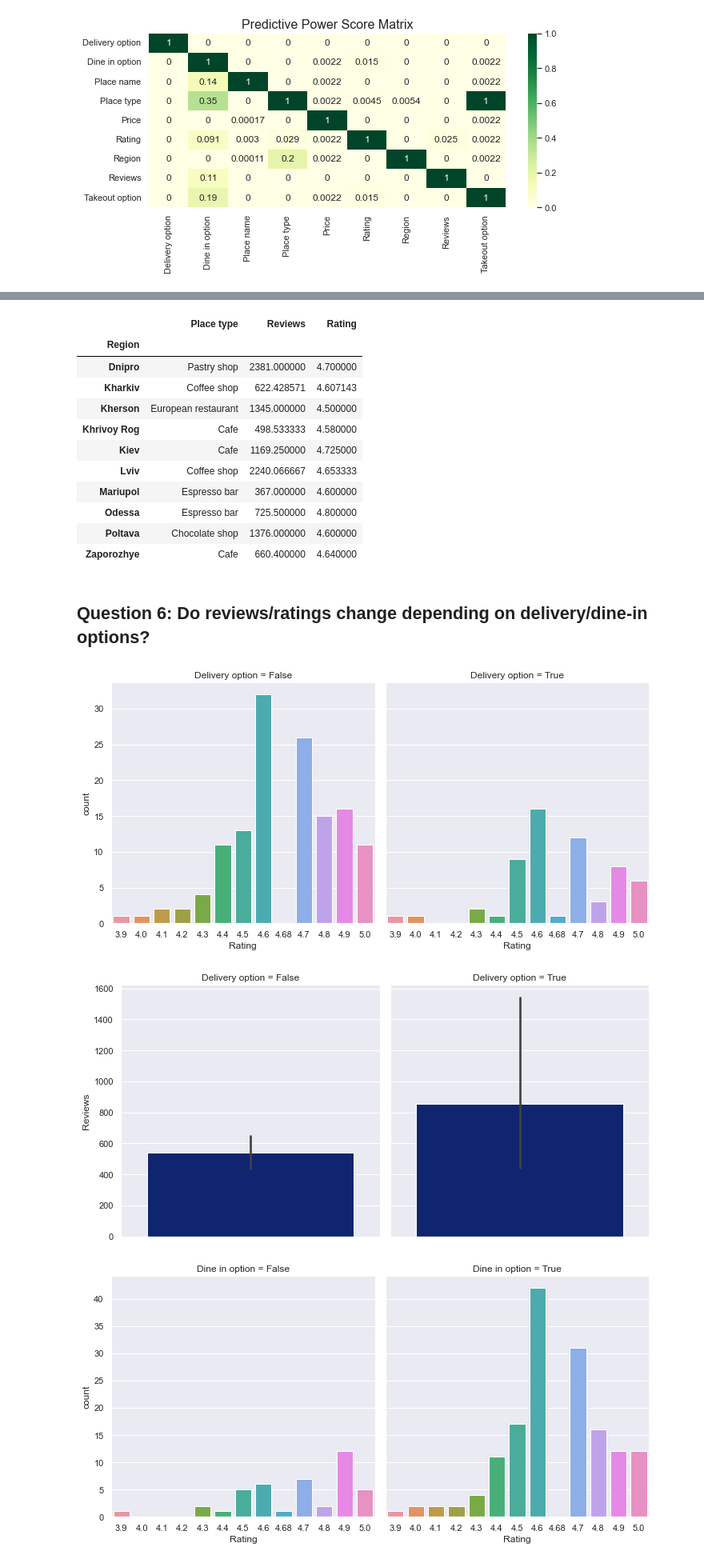
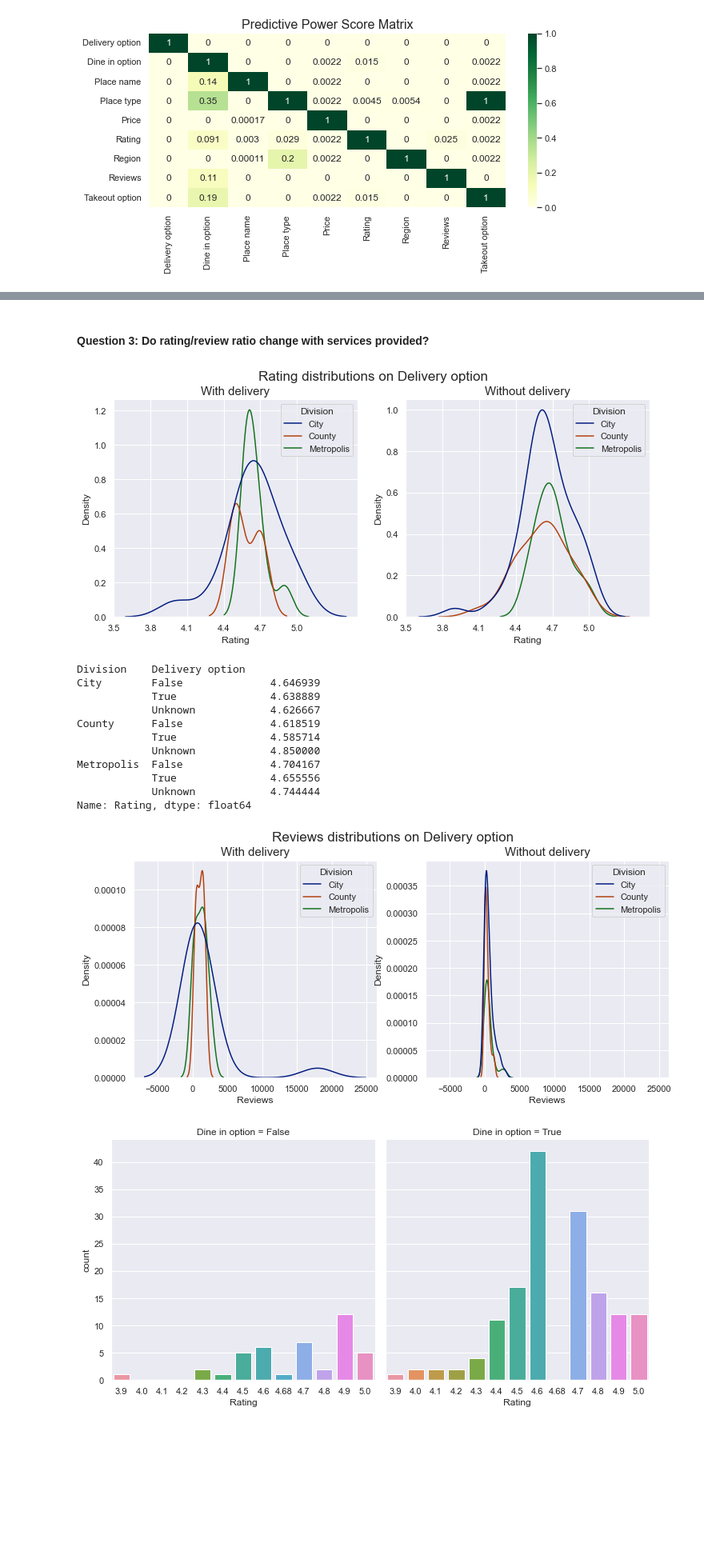
Before and after one commit to dissagaliyeva/coffee-shop-analysis, a Jupyter notebook: analysis.ipynb, the cells around one changed output, grey strips where cells are left out. Shown at 80% size. Drawn from its saved outputs; the diff is of its cells as text; code cells hidden in the pictures; blank space fills up the shorter version.

Commit message:
Trim questions on EDA, give more detailed answers

```diff
--- a/analysis.ipynb
+++ b/analysis.ipynb
@@ -511,0 +508,3 @@ plt.show()
+# %%
+# drop the column
+shops.drop('Takeout option', axis='columns', inplace=True)
@@ -679,31 +604,57 @@ rating.sort_values('Rating', ascending=False).groupby('Region').first()
-# %%
-shops.groupby(['Region', 'Place type'])[['Reviews', 'Rating']].mean().\
-      reset_index().sort_values(['Region', 'Reviews', 'Rating'], ascending=False).\
-      groupby('Region').first()
-# %% [output]
-|  | Place type | Reviews | Rating |
-| Region |  |  |  |
-| Dnipro | Pastry shop | 2381.000000 | 4.700000 |
-| Kharkiv | Coffee shop | 622.428571 | 4.607143 |
-| Kherson | European restaurant | 1345.000000 | 4.500000 |
-| Khrivoy Rog | Cafe | 498.533333 | 4.580000 |
-| Kiev | Cafe | 1169.250000 | 4.725000 |
-| Lviv | Coffee shop | 2240.066667 | 4.653333 |
-| Mariupol | Espresso bar | 367.000000 | 4.600000 |
-| Odessa | Espresso bar | 725.500000 | 4.800000 |
-| Poltava | Chocolate shop | 1376.000000 | 4.600000 |
-| Zaporozhye | Cafe | 660.400000 | 4.640000 |
 # %% [markdown]
-## Question 6: Do reviews/ratings change depending on delivery/dine-in options?
+#### Question 3: Do rating/review ratio change with services provided?
+# %%
+# look at Ratings
+fig, ax = plt.subplots(1, 2, figsize=(12, 5), sharex=True)
+sns.kdeplot(data=shops[shops['Delivery option'] == True],
+            x='Rating', hue='Division', ax=ax[0])
+
+sns.kdeplot(data=shops[shops['Delivery option'] == False],
+            x='Rating', hue='Division', ax=ax[1])
+
+# set titles
+fig.suptitle('Rating distributions on Delivery option', fontsize=17)
+ax[0].set_title('With delivery', fontsize=15)
+ax[1].set_title('Without delivery', fontsize=15)
+
+# set ticks
+plt.xticks(np.arange(3.5, 5.1, 0.3))
+plt.show()
+# %% [output]
+[figure, added]
+# %%
+# have a textual representation of ratings
+
+shops.groupby(['Division', 'Delivery option'])['Rating'].mean()
+# %% [output]
+Division    Delivery option
+City        False              4.646939
+            True               4.638889
+            Unknown            4.626667
+County      False              4.618519
+            True               4.585714
+            Unknown            4.850000
+Metropolis  False              4.704167
+            True               4.655556
+            Unknown            4.744444
+Name: Rating, dtype: float64
 # %%
-sns.catplot(data=shops, x='Rating', kind='count', col='Delivery option')
+# look at Reviews
+fig, ax = plt.subplots(1, 2, figsize=(12, 5), sharex=True)
+sns.kdeplot(data=shops[shops['Delivery option'] == True],
+            x='Reviews', hue='Division', ax=ax[0])
+
+sns.kdeplot(data=shops[shops['Delivery option'] == False],
+            x='Reviews', hue='Division', ax=ax[1])
+
+# set titles
+fig.suptitle('Reviews distributions on Delivery option', fontsize=17)
+ax[0].set_title('With delivery', fontsize=15)
+ax[1].set_title('Without delivery', fontsize=15)
+
 plt.show()
-
-sns.catplot(data=shops, y='Reviews', kind='bar', col='Delivery option')
-plt.show()
 # %% [output]
-[figure, old version]
+[figure, new version]
-[figure, removed]
 # %%
 sns.catplot(data=shops, x='Rating', kind='count', col='Dine in option')
 plt.show()
```
Also changed, not shown: parts of 46 cells of this notebook.
